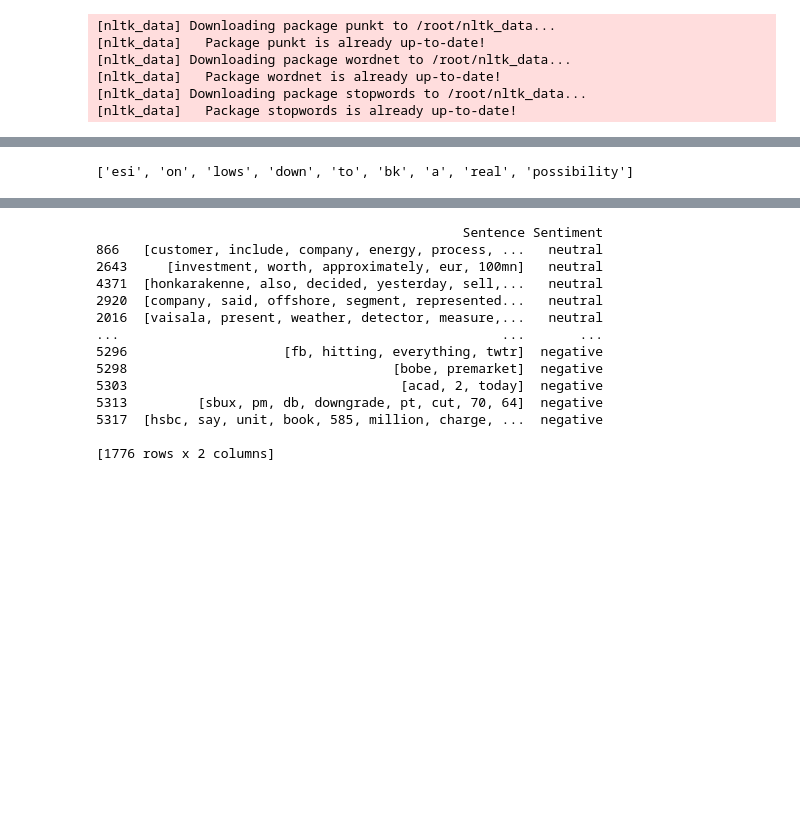
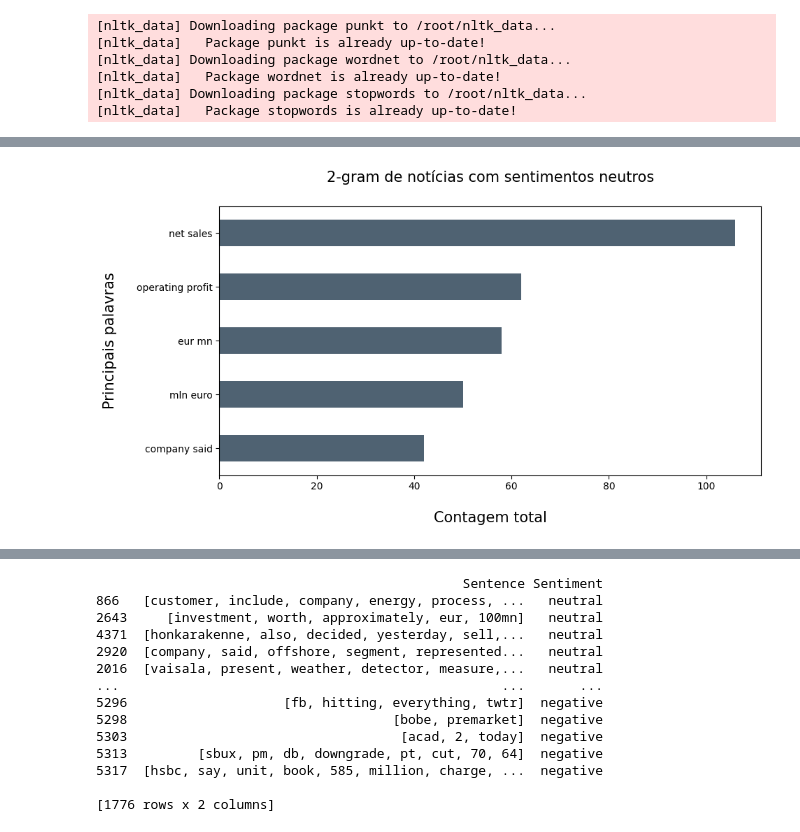
Before and after one commit to caua-braga-de-lima/news_sentiment_analyzer, a Jupyter notebook: DESAFIO2_DEMODAY.ipynb, the cells around one changed output, grey strips where cells are left out. Cells and saved outputs as stored; diff of their text form; code cells hidden in the pictures; blank space fills up the shorter version.

```diff
--- a/DESAFIO2_DEMODAY.ipynb
+++ b/DESAFIO2_DEMODAY.ipynb
@@ -59,3 +121,20 @@ noticia_sem_links = [remove_links(sentenca) for sentenca in noticia_nao_repetida
+# %%
+# Encontrando 2-gram
+df_neutral = df2[df2["Sentiment"] == "neutral"].dropna()
+words_nl = Gram_Analysis(df_neutral["Sentence"], 2, 5)
+Bigram = pd.DataFrame(words_nl, columns = ["Words", "Counts"])
+
+# Visualização
+color_nl = ['#4F6272']
+Bigram.groupby("Words").sum()["Counts"].sort_values().plot(kind = "barh", color = color_nl, figsize = (10, 5))
+plt.title("2-gram de notícias com sentimentos neutros", loc = "center", fontsize = 15, pad = 25)
+plt.xlabel("Contagem total", fontsize = 15, labelpad = 20)
+plt.xticks(rotation = 0)
+plt.ylabel("Principais palavras", fontsize = 15, labelpad = 20)
+plt.savefig('imagens/nl_2gram.png', dpi=300)
+plt.show()
+# %% [output]
+[figure, added]
 # %%
 #tokenização
 noticia_tokens = [nltk.word_tokenize(noticia) for noticia in noticia_sem_links]
@@ -66,10 +145,6 @@ noticia_tokens = [nltk.word_tokenize(noticia) for noticia in noticia_sem_links]
 noticia_normalizado = [None]*len(noticia_tokens)
 for i in range (len(noticia_tokens)):
   noticia_normalizado[i] = [word.lower() for word in noticia_tokens[i] if word.isalnum()]
-# %%
-noticia_normalizado[1]
-# %% [output]
-['esi', 'on', 'lows', 'down', 'to', 'bk', 'a', 'real', 'possibility']
 # %%
 #normalização dos sentimentos
 sentimento_normalizado = [word.lower() for word in sentimento_nao_repetido if word.isalpha]
```
Also changed, not shown: parts of 6 cells of this notebook.
